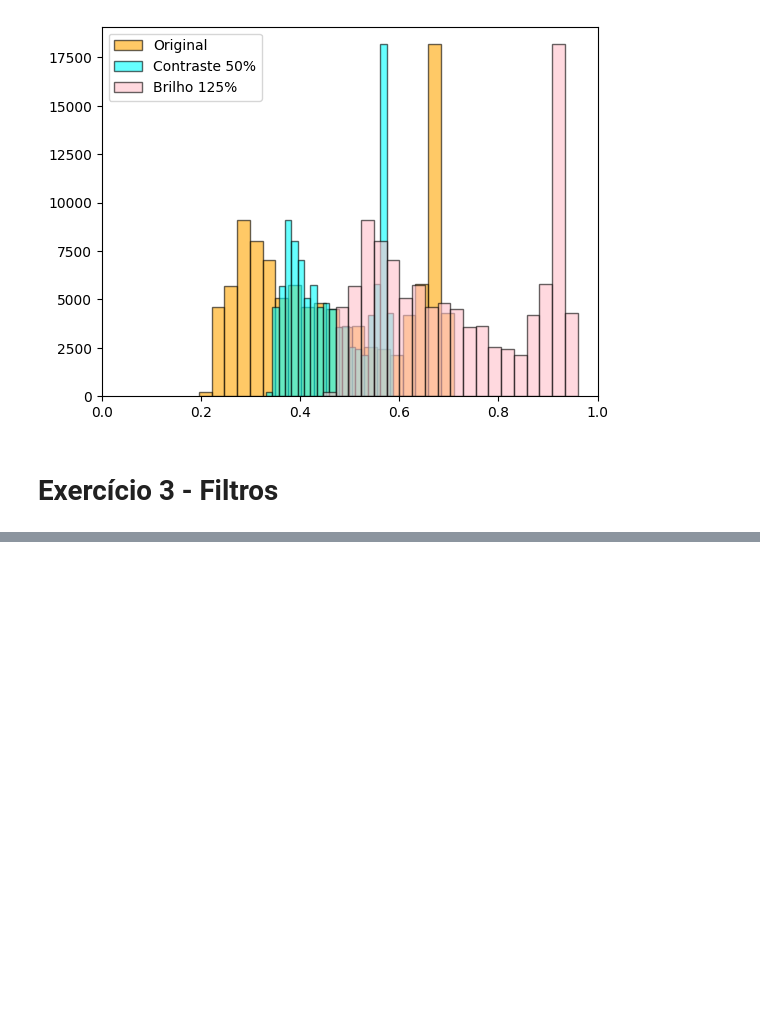
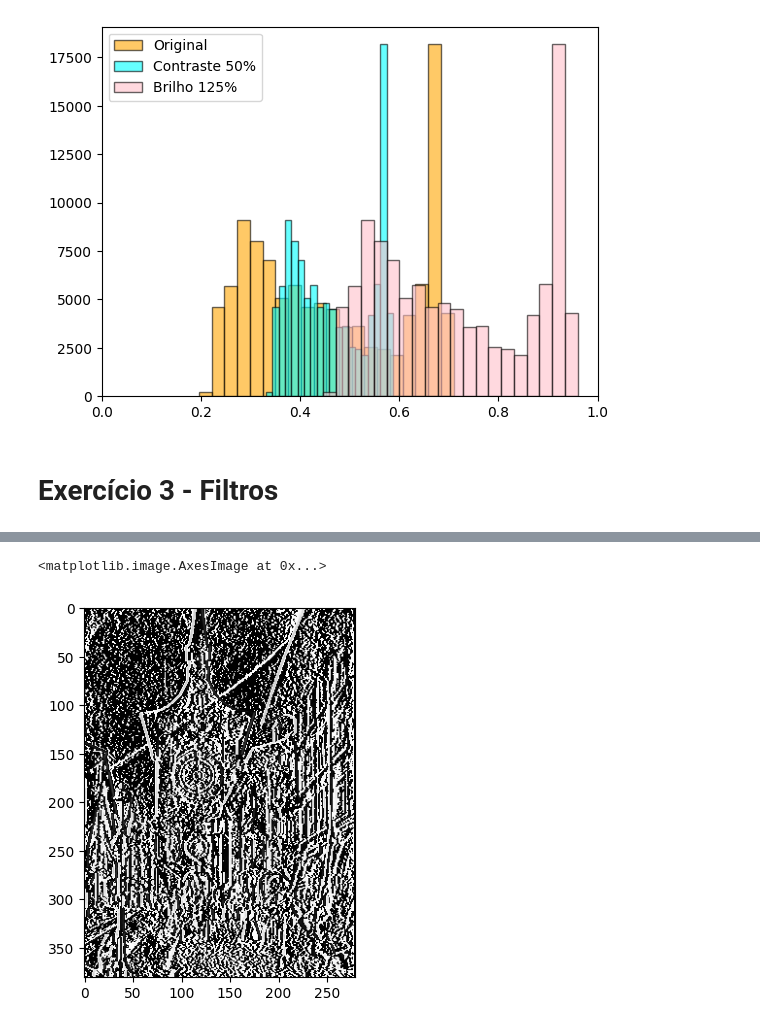
Before and after one commit to scrocha/visao-computacional-2024, a Jupyter notebook: Lista_03/Lista_03_Sillas.ipynb, the cells around one changed output, grey strips where cells are left out. Saved outputs shown, nothing was run; the diff lists cells and outputs as text; code cells hidden in the pictures; blank space fills up the shorter version.

```diff
--- a/Lista_03/Lista_03_Sillas.ipynb
+++ b/Lista_03/Lista_03_Sillas.ipynb
@@ -77,0 +123,8 @@ def filtro(img, filtro):
+# %%
+horizontal = vertical.T
+
+img_h = filtro(img1, horizontal)
+plt.imshow(img_h)
+# %% [output]
+<matplotlib.image.AxesImage at 0x...>
+[figure, added]
```
Also changed, not shown: parts of 11 cells of this notebook.
